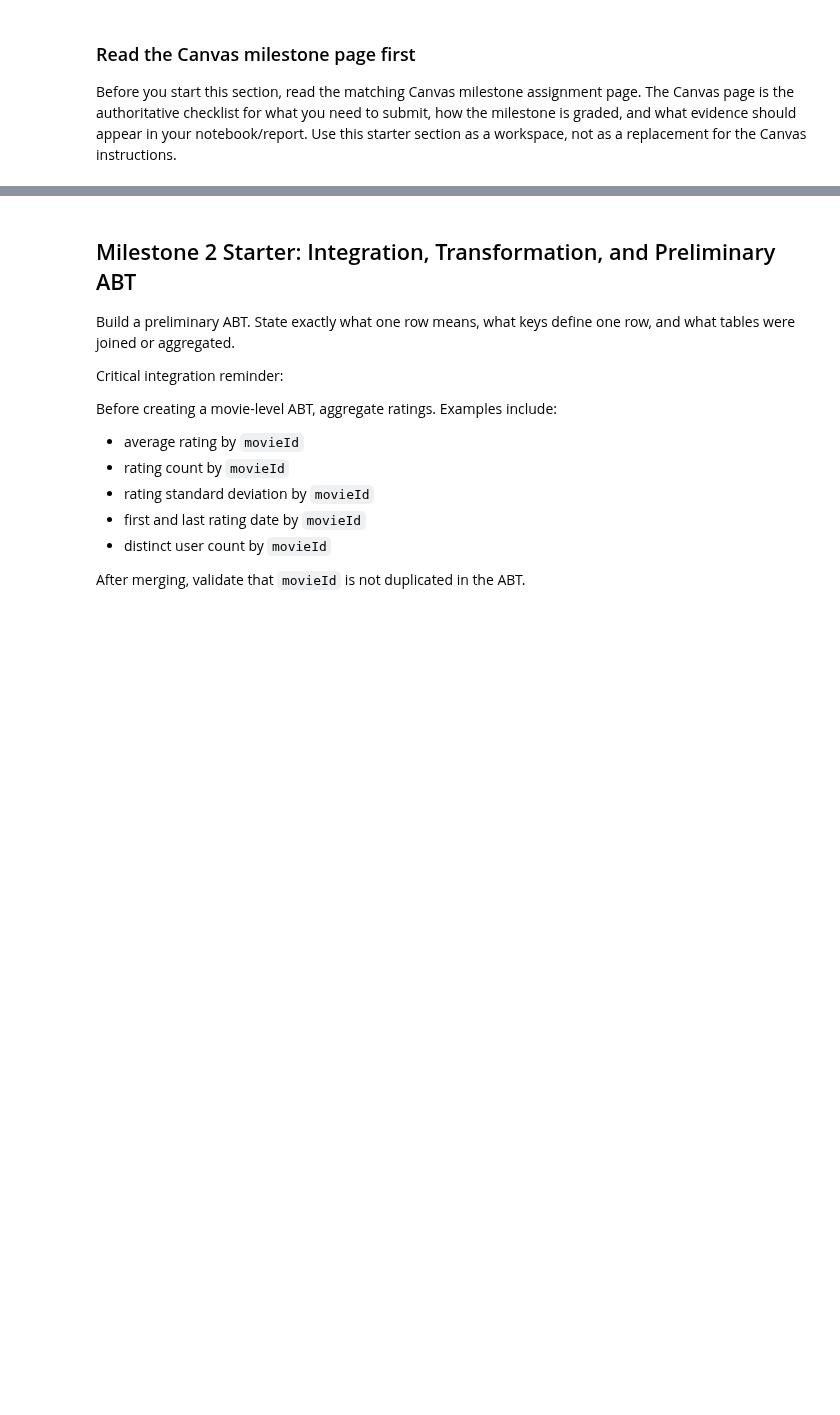
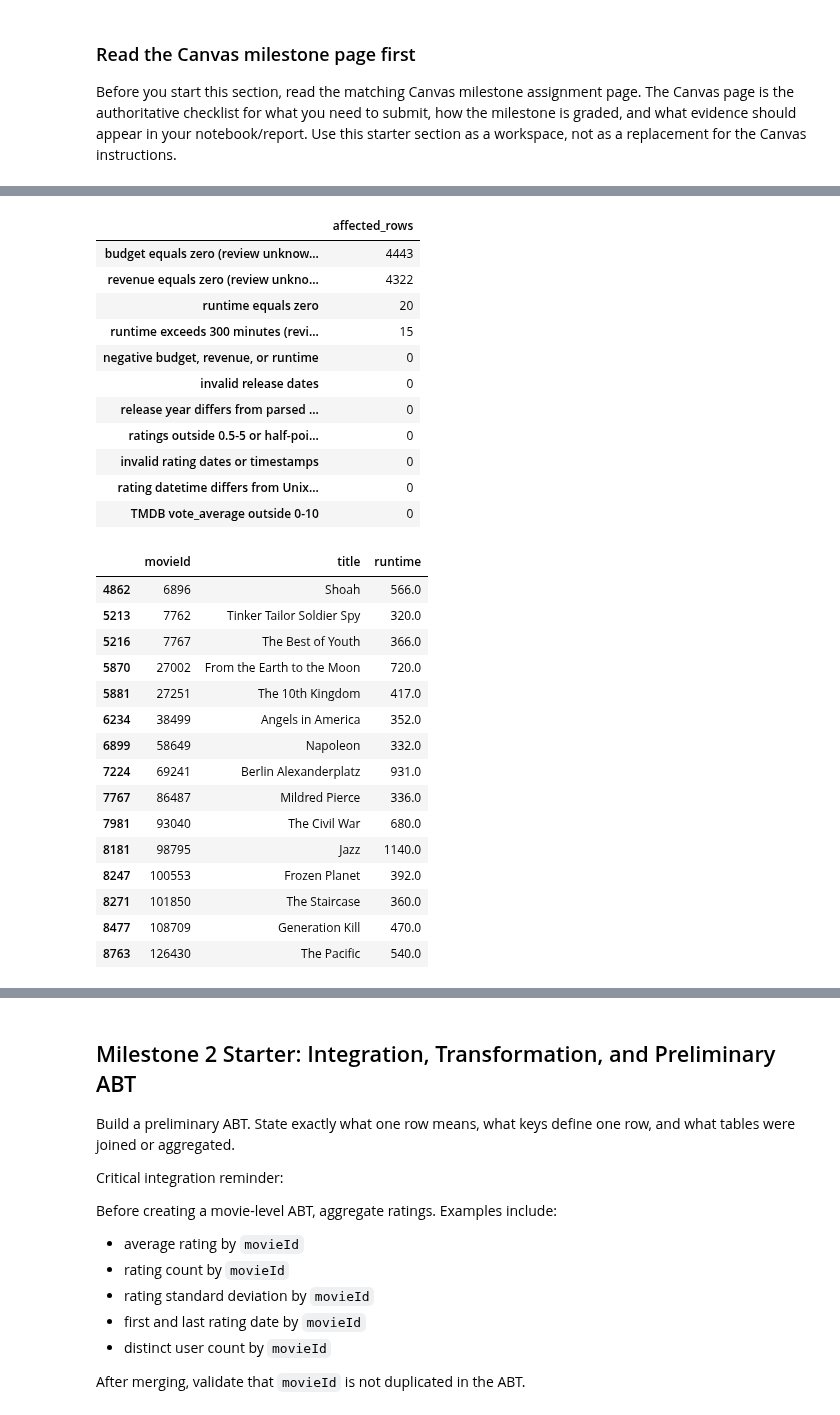
Before and after one commit to DYarritu11/BAN6003-MOVIES-PROJECT-DANIELYARRITU, a Jupyter notebook: notebooks/movies_project_starter.ipynb, the cells around one changed output, grey strips where cells are left out. Cells and saved outputs as stored; diff of their text form; code cells hidden in the pictures; blank space fills up the shorter version.

```diff
--- a/notebooks/movies_project_starter.ipynb
+++ b/notebooks/movies_project_starter.ipynb
@@ -166 +221,52 @@ Use this cell to draft the narrative required by the Canvas Milestone 1 page.
+# %%
+# Suspicious values and timestamp/date consistency
+release_dates = pd.to_datetime(movies['release_date'], errors='coerce')
+rating_dates = pd.to_datetime(ratings['rating_datetime'], errors='coerce', utc=True)
+unix_dates = pd.to_datetime(ratings['timestamp'], unit='s', errors='coerce', utc=True)
+checks = {
+    'budget equals zero (review unknown-like values)': movies['budget'].eq(0).sum(),
+    'revenue equals zero (review unknown-like values)': movies['revenue'].eq(0).sum(),
+    'runtime equals zero': movies['runtime'].eq(0).sum(),
+    'runtime exceeds 300 minutes (review, not automatic error)': movies['runtime'].gt(300).sum(),
+    'negative budget, revenue, or runtime': movies[['budget','revenue','runtime']].lt(0).any(axis=1).sum(),
+    'invalid release dates': release_dates.isna().sum(),
+    'release year differs from parsed date': (release_dates.notna() & release_dates.dt.year.ne(movies['release_year'])).sum(),
+    'ratings outside 0.5-5 or half-point increments': (~ratings['rating'].between(0.5,5) | ratings['rating'].mul(2).mod(1).ne(0)).sum(),
+    'invalid rating dates or timestamps': (rating_dates.isna() | unix_dates.isna()).sum(),
+    'rating datetime differs from Unix timestamp': (rating_dates.notna() & unix_dates.notna() & rating_dates.ne(unix_dates)).sum(),
+    'TMDB vote_average outside 0-10': (~movies['vote_average'].between(0,10)).sum(),
+}
+suspicious_checks = pd.Series(checks, name='affected_rows').to_frame()
+display(suspicious_checks)
+display(movies.loc[movies['runtime'].gt(300), ['movieId','title','runtime']])
+suspicious_checks.to_csv(OUTPUT_DIR / 'milestone1_value_checks.csv')
+# %% [output]
+|  | affected_rows |
+| budget equals zero (review unknow... | 4443 |
+| revenue equals zero (review unkno... | 4322 |
+| runtime equals zero | 20 |
+| runtime exceeds 300 minutes (revi... | 15 |
+| negative budget, revenue, or runtime | 0 |
+| invalid release dates | 0 |
+| release year differs from parsed ... | 0 |
+| ratings outside 0.5-5 or half-poi... | 0 |
+| invalid rating dates or timestamps | 0 |
+| rating datetime differs from Unix... | 0 |
+| TMDB vote_average outside 0-10 | 0 |
+|  | movieId | title | runtime |
+| 4862 | 6896 | Shoah | 566.0 |
+| 5213 | 7762 | Tinker Tailor Soldier Spy | 320.0 |
+| 5216 | 7767 | The Best of Youth | 366.0 |
+| 5870 | 27002 | From the Earth to the Moon | 720.0 |
+| 5881 | 27251 | The 10th Kingdom | 417.0 |
+| 6234 | 38499 | Angels in America | 352.0 |
+| 6899 | 58649 | Napoleon | 332.0 |
+| 7224 | 69241 | Berlin Alexanderplatz | 931.0 |
+| 7767 | 86487 | Mildred Pierce | 336.0 |
+| 7981 | 93040 | The Civil War | 680.0 |
+| 8181 | 98795 | Jazz | 1140.0 |
+| 8247 | 100553 | Frozen Planet | 392.0 |
+| 8271 | 101850 | The Staircase | 360.0 |
+| 8477 | 108709 | Generation Kill | 470.0 |
+| 8763 | 126430 | The Pacific | 540.0 |
 # %%
```
Also changed, not shown: parts of 17 cells of this notebook, 6 other files.
